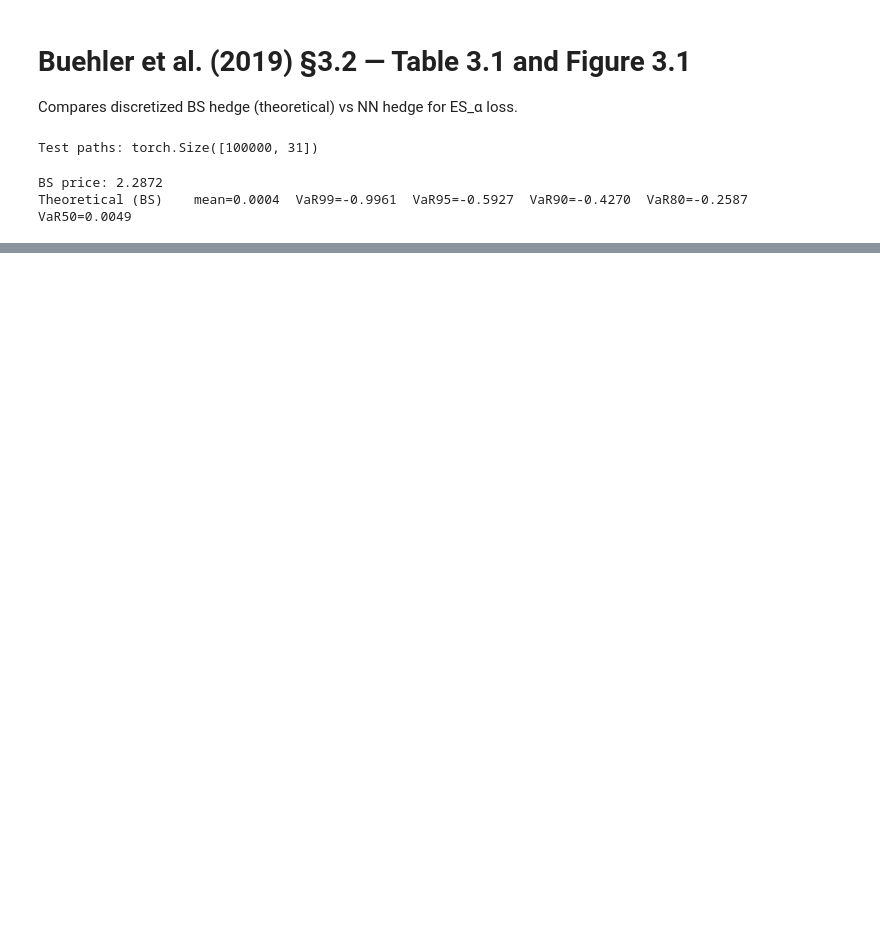
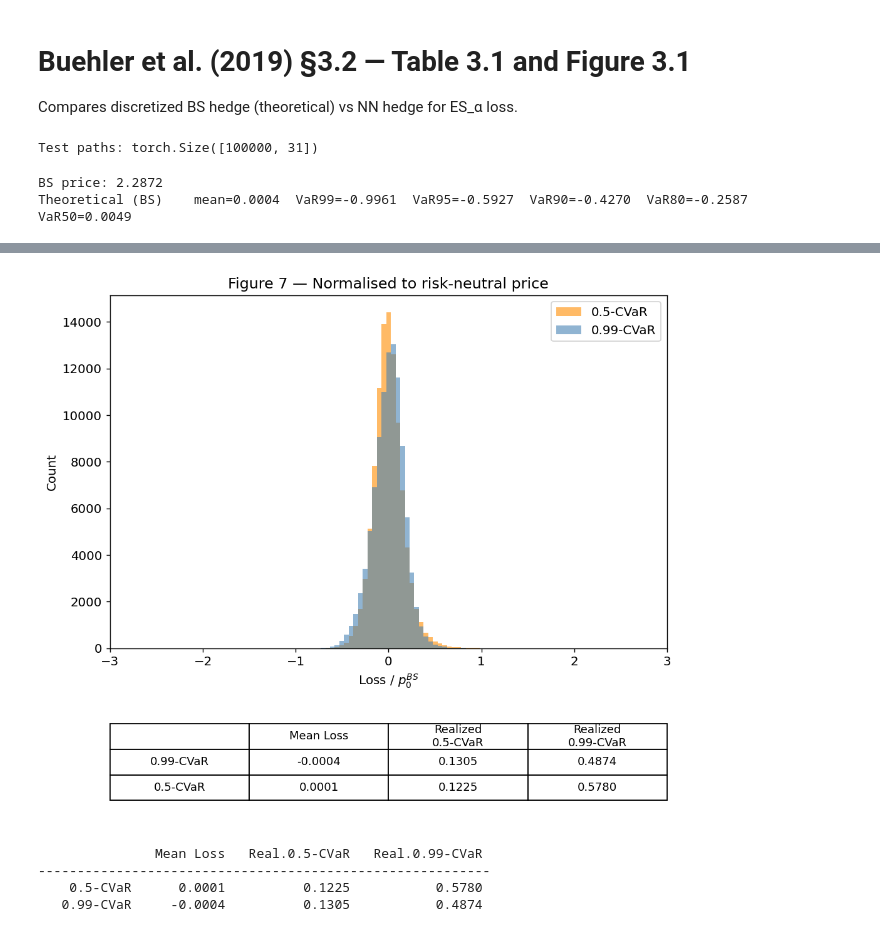
Before and after one commit to roberto-randelli/Deep-Hedging-and-its-Robustness, a Jupyter notebook: notebooks_outputs/buehler_benchmark.ipynb, the cells around one changed output, grey strips where cells are left out. Drawn from its saved outputs; the diff is of its cells as text; code cells hidden in the pictures; blank space fills up the shorter version.

```diff
--- a/notebooks_outputs/buehler_benchmark.ipynb
+++ b/notebooks_outputs/buehler_benchmark.ipynb
@@ -142,0 +176,67 @@ plt.show()
+# %%
+# ---- Figure 7: normalised loss + summary table ----
+# Normalise by the risk-neutral (BS) price so values are in units of p0_bs.
+
+def realized_cvar(loss_arr, alpha):
+    """ES_α = E[loss | loss > VaR_α(loss)]."""
+    var = np.quantile(loss_arr, alpha)
+    tail = loss_arr[loss_arr > var]
+    return tail.mean() if len(tail) > 0 else var
+
+norm_loss_50  = loss_50  / p0_bs
+norm_loss_99  = loss_99  / p0_bs
+
+xlim_n = (-3.0, 3.0)
+bins_n = np.linspace(*xlim_n, 120)
+
+fig, (ax_hist, ax_table) = plt.subplots(
+    2, 1, figsize=(8, 7),
+    gridspec_kw={'height_ratios': [3, 1]},
+)
+
+ax_hist.hist(norm_loss_50, bins=bins_n, alpha=0.6, color='darkorange', label='0.5-CVaR', density=False)
+ax_hist.hist(norm_loss_99, bins=bins_n, alpha=0.6, color='steelblue',  label='0.99-CVaR', density=False)
+ax_hist.set_xlim(xlim_n)
+ax_hist.set_xlabel('Loss / $p_0^{BS}$')
+ax_hist.set_ylabel('Count')
+ax_hist.set_title('Figure 7 — Normalised to risk-neutral price')
+ax_hist.legend()
+
+# Summary table
+rows   = ['0.99-CVaR', '0.5-CVaR']
+losses = [norm_loss_99, norm_loss_50]
+col_labels = ['', 'Mean Loss', 'Realized\n0.5-CVaR', 'Realized\n0.99-CVaR']
+table_data = [
+    [rows[i],
+     f'{losses[i].mean():.4f}',
+     f'{realized_cvar(losses[i], 0.5):.4f}',
+     f'{realized_cvar(losses[i], 0.99):.4f}']
+    for i in range(2)
+]
+
+ax_table.axis('off')
+tbl = ax_table.table(
+    cellText=table_data,
+    colLabels=col_labels,
+    cellLoc='center',
+    loc='center',
+)
+tbl.auto_set_font_size(False)
+tbl.set_fontsize(10)
+tbl.scale(1, 1.6)
+
+plt.tight_layout()
+plt.savefig(RESULTS_DIR / 'buehler_figure7.png', bbox_inches='tight')
+plt.show()
+
+# Also print the table
+print(f"{'':>12}  {'Mean Loss':>10}  {'Real.0.5-CVaR':>14}  {'Real.0.99-CVaR':>15}")
+print('-' * 58)
+for label, arr in [('0.5-CVaR', norm_loss_50), ('0.99-CVaR', norm_loss_99)]:
+    print(f"{label:>12}  {arr.mean():>10.4f}  {realized_cvar(arr, 0.5):>14.4f}  {realized_cvar(arr, 0.99):>15.4f}")
+# %% [output]
+[figure, added]
+               Mean Loss   Real.0.5-CVaR   Real.0.99-CVaR
+----------------------------------------------------------
+    0.5-CVaR      0.0001          0.1225           0.5780
+   0.99-CVaR     -0.0004          0.1305           0.4874
```
Also changed, not shown: parts of 5 cells of this notebook, 27 other files.
